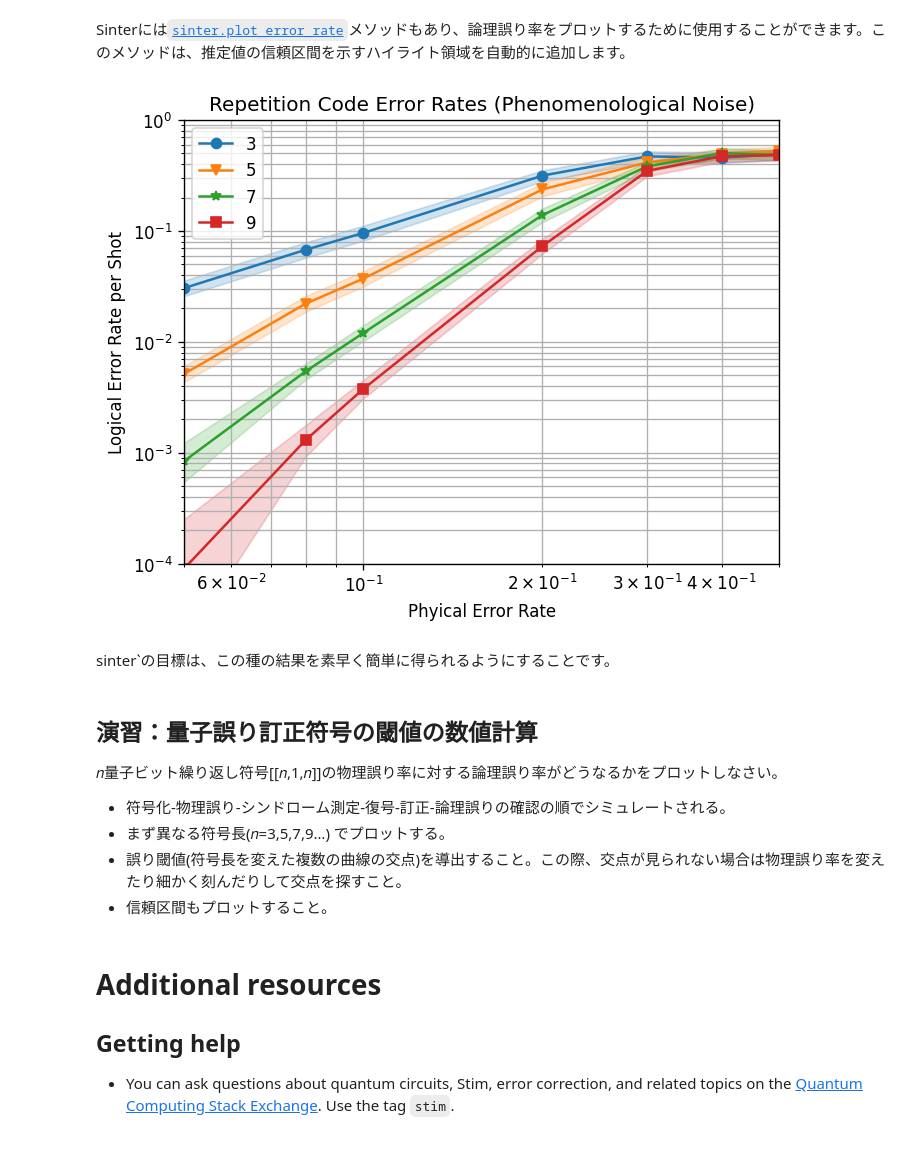
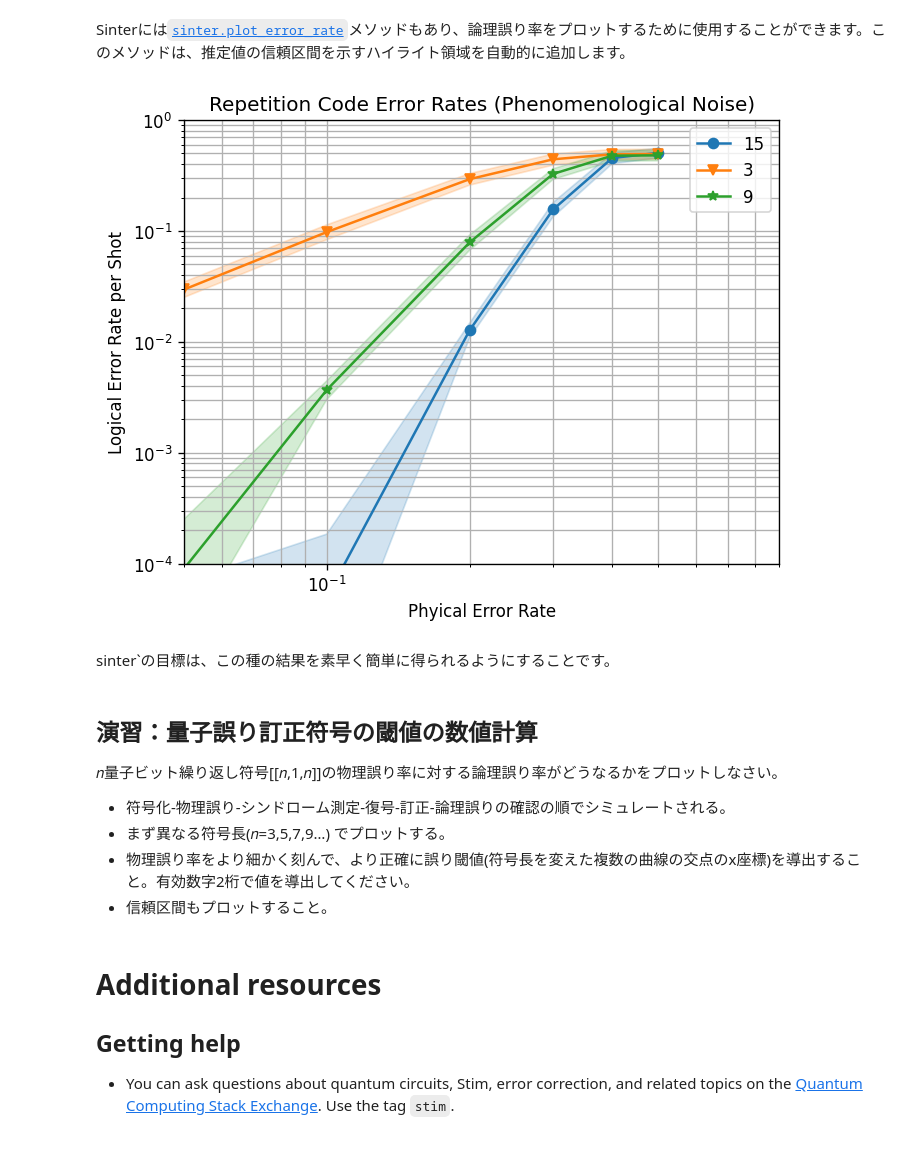
Before and after one commit to parton-quark/QuantumComputing1A, a Jupyter notebook: 20250612_FTQC2.ipynb, the cells around one changed output. Cells and saved outputs as stored; diff of their text form; code cells hidden in the pictures.

```diff
--- a/20250612_FTQC2.ipynb
+++ b/20250612_FTQC2.ipynb
@@ -632,7 +570,7 @@ num_shots = 10_000
 for d in [3, 5, 7]:
     xs = []
     ys = []
-    for noise in [0.1, 0.2, 0.3, 0.4, 0.5]:
+    for noise in [0.1, 0.2, 0.3, 0.4]:
         circuit = stim.Circuit.generated(
             "repetition_code:memory",
             rounds=d * 3,
@@ -711,8 +645,8 @@ tasks = [
         ),
         json_metadata={'d': d, 'p': noise},
     )
-    for d in [3, 5, 7, 9]
-    for noise in [0.05, 0.08, 0.1, 0.2, 0.3, 0.4, 0.5]
+    for d in [3, 9, 15]
+    for noise in [0.001, 0.005, 0.01, 0.05, 0.1, 0.2, 0.3, 0.4, 0.5]
 ]
 
 collected_stats: List[sinter.TaskStats] = sinter.collect(
@@ -729,23 +663,23 @@ Sinterには[`sinter.plot_error_rate`](https://github.com/quantumlib/Stim/blob/m
 # %%
 fig, ax = plt.subplots(1, 1)
 sinter.plot_error_rate(
     ax=ax,
     stats=collected_stats,
     x_func=lambda stats: stats.json_metadata['p'],
     group_func=lambda stats: stats.json_metadata['d'],
 )
 ax.set_ylim(1e-4, 1e-0)
-ax.set_xlim(5e-2, 5e-1)
+ax.set_xlim(5e-2, 0.9)
 ax.loglog()
 ax.set_title("Repetition Code Error Rates (Phenomenological Noise)")
 ax.set_xlabel("Phyical Error Rate")
 ax.set_ylabel("Logical Error Rate per Shot")
 ax.grid(which='major')
 ax.grid(which='minor')
 ax.legend()
 fig.set_dpi(120)  # Show it bigger
 # %% [output]
-[figure, old version]
+[figure, new version]
 # %% [markdown]
 <!-- `sinter`'s goal is to make getting these kinds of results fast and easy. -->
 sinter`の目標は、この種の結果を素早く簡単に得られるようにすることです。
@@ -754,7 +688,7 @@ sinter`の目標は、この種の結果を素早く簡単に得られるよう
 𝑛量子ビット繰り返し符号[[𝑛,1,𝑛]]の物理誤り率に対する論理誤り率がどうなるかをプロットしなさい。
 - 符号化-物理誤り-シンドローム測定-復号-訂正-論理誤りの確認の順でシミュレートされる。
 - まず異なる符号長(𝑛=3,5,7,9…) でプロットする。
-- 誤り閾値(符号長を変えた複数の曲線の交点)を導出すること。この際、交点が見られない場合は物理誤り率を変えたり細かく刻んだりして交点を探すこと。
+- 物理誤り率をより細かく刻んで、より正確に誤り閾値(符号長を変えた複数の曲線の交点のx座標)を導出すること。有効数字2桁で値を導出してください。
 - 信頼区間もプロットすること。
 # %% [markdown]
 # Additional resources
```
Also changed, not shown: parts of 26 cells of this notebook.
